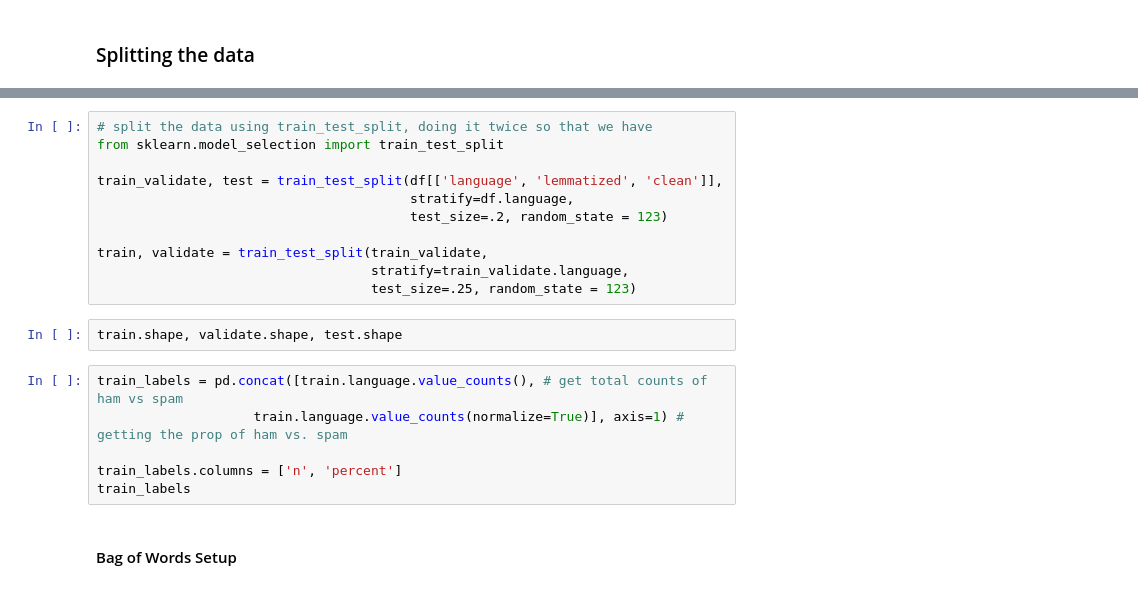
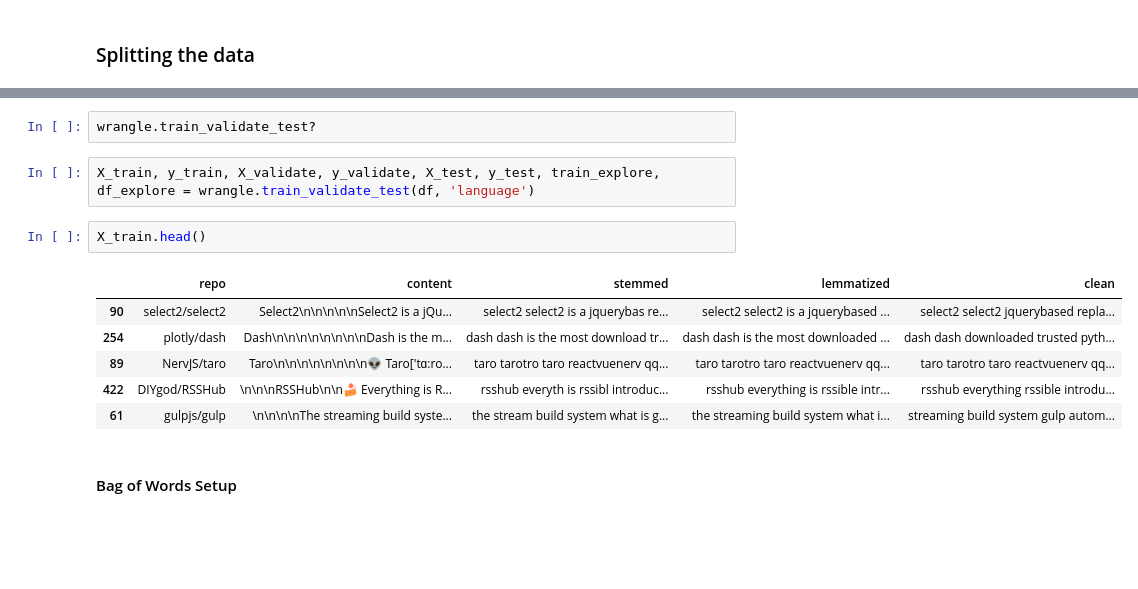
Before and after one commit to Brandon-Martinez27/nlp_project, a Jupyter notebook: model.ipynb, the cells around one changed output, grey strips where cells are left out. Drawn from its saved outputs; the diff is of its cells as text; blank space fills up the shorter version.

Commit message:
updates to files, cleaned and starting final modeling

```diff
--- a/model.ipynb
+++ b/model.ipynb
@@ -80,22 +68,16 @@ labels
-# %%
-# split the data using train_test_split, doing it twice so that we have
-from sklearn.model_selection import train_test_split
-
-train_validate, test = train_test_split(df[['language', 'lemmatized', 'clean']],
-                                        stratify=df.language,
-                                        test_size=.2, random_state = 123)
-
-train, validate = train_test_split(train_validate,
-                                   stratify=train_validate.language,
-                                   test_size=.25, random_state = 123)
-# %%
-train.shape, validate.shape, test.shape
-# %%
-train_labels = pd.concat([train.language.value_counts(), # get total counts of ham vs spam
-                    train.language.value_counts(normalize=True)], axis=1) # getting the prop of ham vs. spam
-
-train_labels.columns = ['n', 'percent']
-train_labels
+# %%
+wrangle.train_validate_test?
+# %%
+X_train, y_train, X_validate, y_validate, X_test, y_test, train_explore, df_explore = wrangle.train_validate_test(df, 'language')
+# %%
+X_train.head()
+# %% [output]
+|  | repo | content | stemmed | lemmatized | clean |
+| 90 | select2/select2 | Select2\n\n\n\n\nSelect2 is a jQu... | select2 select2 is a jquerybas re... | select2 select2 is a jquerybased ... | select2 select2 jquerybased repla... |
+| 254 | plotly/dash | Dash\n\n\n\n\n\n\n\nDash is the m... | dash dash is the most download tr... | dash dash is the most downloaded ... | dash dash downloaded trusted pyth... |
+| 89 | NervJS/taro | Taro\n\n\n\n\n\n\n\n👽 Taro['tɑ:ro... | taro tarotro taro reactvuenerv qq... | taro tarotro taro reactvuenerv qq... | taro tarotro taro reactvuenerv qq... |
+| 422 | DIYgod/RSSHub | \n\n\nRSSHub\n\n🍰 Everything is R... | rsshub everyth is rssibl introduc... | rsshub everything is rssible intr... | rsshub everything rssible introdu... |
+| 61 | gulpjs/gulp | \n\n\n\nThe streaming build syste... | the stream build system what is g... | the streaming build system what i... | streaming build system gulp autom... |
 # %% [markdown]
 #### Bag of Words Setup
 # %%
```
Also changed, not shown: parts of 9 cells of this notebook, 3 other files.
